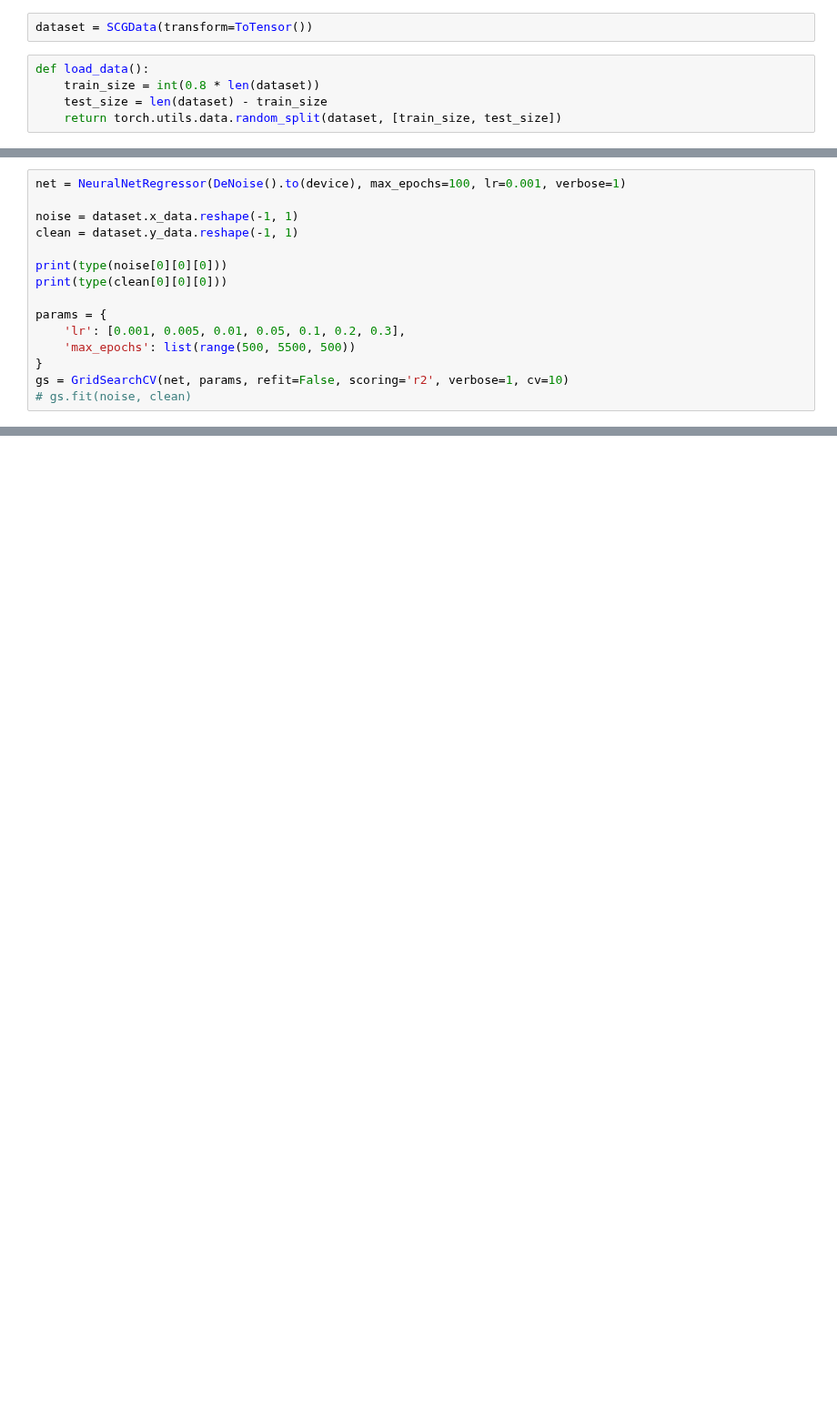
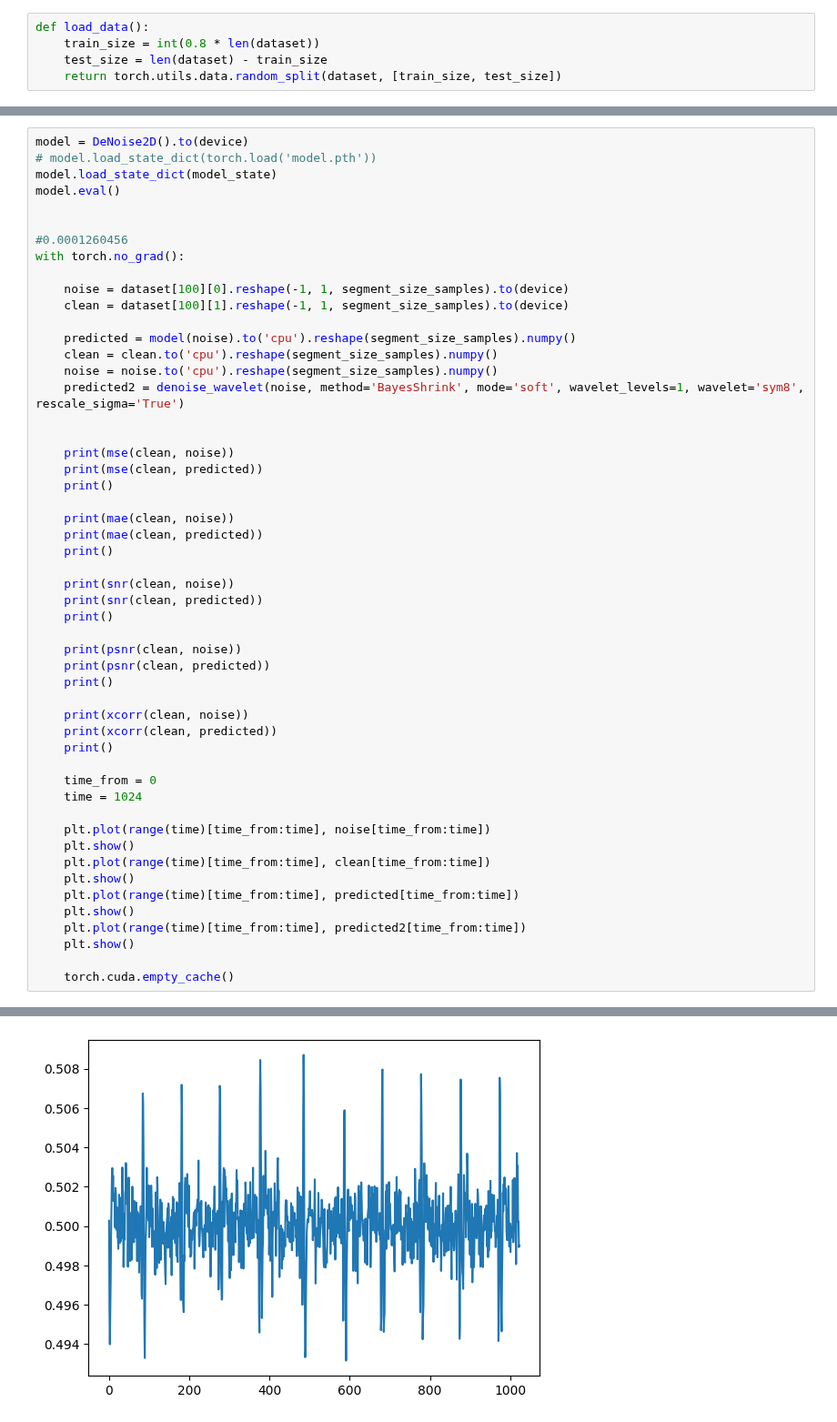
Before and after one commit to jonasburian/Bachelor-Thesis-Project, a Jupyter notebook: project.ipynb, the cells around one changed output, grey strips where cells are left out. Shown at 91% size. Drawn from its saved outputs; the diff is of its cells as text; blank space fills up the shorter version.

```diff
--- a/project.ipynb
+++ b/project.ipynb
@@ -135,8 +140,6 @@ class ToTensor:
     def __call__(self, sample):
         inputs, targets = sample
         return torch.Tensor(inputs), torch.Tensor(targets)
-# %%
-dataset = SCGData(transform=ToTensor())
 # %%
 def load_data():
     train_size = int(0.8 * len(dataset))
@@ -396,15 +624,0 @@ epoch 100 / 100, train loss = 0.0001198900, val loss = 0.0001468349
-# %%
-net = NeuralNetRegressor(DeNoise().to(device), max_epochs=100, lr=0.001, verbose=1)
-
-noise = dataset.x_data.reshape(-1, 1)
-clean = dataset.y_data.reshape(-1, 1)
-
-print(type(noise[0][0][0]))
-print(type(clean[0][0][0]))
-
-params = {
-    'lr': [0.001, 0.005, 0.01, 0.05, 0.1, 0.2, 0.3],
-    'max_epochs': list(range(500, 5500, 500))
-}
-gs = GridSearchCV(net, params, refit=False, scoring='r2', verbose=1, cv=10)
-# gs.fit(noise, clean)
@@ -445,0 +654,53 @@ with torch.no_grad():
+# %%
+model = DeNoise2D().to(device)
+# model.load_state_dict(torch.load('model.pth'))
+model.load_state_dict(model_state)
+model.eval()
+
+
+#0.0001260456
+with torch.no_grad():
+
+    noise = dataset[100][0].reshape(-1, 1, segment_size_samples).to(device)
+    clean = dataset[100][1].reshape(-1, 1, segment_size_samples).to(device)
+
+    predicted = model(noise).to('cpu').reshape(segment_size_samples).numpy()
+    clean = clean.to('cpu').reshape(segment_size_samples).numpy()
+    noise = noise.to('cpu').reshape(segment_size_samples).numpy()
+    predicted2 = denoise_wavelet(noise, method='BayesShrink', mode='soft', wavelet_levels=1, wavelet='sym8', rescale_sigma='True')
+
+
+    print(mse(clean, noise))
+    print(mse(clean, predicted))
+    print()
+
+    print(mae(clean, noise))
+    print(mae(clean, predicted))
+    print()
+
+    print(snr(clean, noise))
+    print(snr(clean, predicted))
+    print()
+
+    print(psnr(clean, noise))
+    print(psnr(clean, predicted))
+    print()
+
+    print(xcorr(clean, noise))
+    print(xcorr(clean, predicted))
+    print()
+
+    time_from = 0
+    time = 1024
+
+    plt.plot(range(time)[time_from:time], noise[time_from:time])
+    plt.show()
+    plt.plot(range(time)[time_from:time], clean[time_from:time])
+    plt.show()
+    plt.plot(range(time)[time_from:time], predicted[time_from:time])
+    plt.show()
+    plt.plot(range(time)[time_from:time], predicted2[time_from:time])
+    plt.show()
+
+    torch.cuda.empty_cache()
+# %% [output]
@@ -445,0 +721 @@ with torch.no_grad():
+[figure, added]
```
Also changed, not shown: parts of 16 cells of this notebook, 2 other files.
